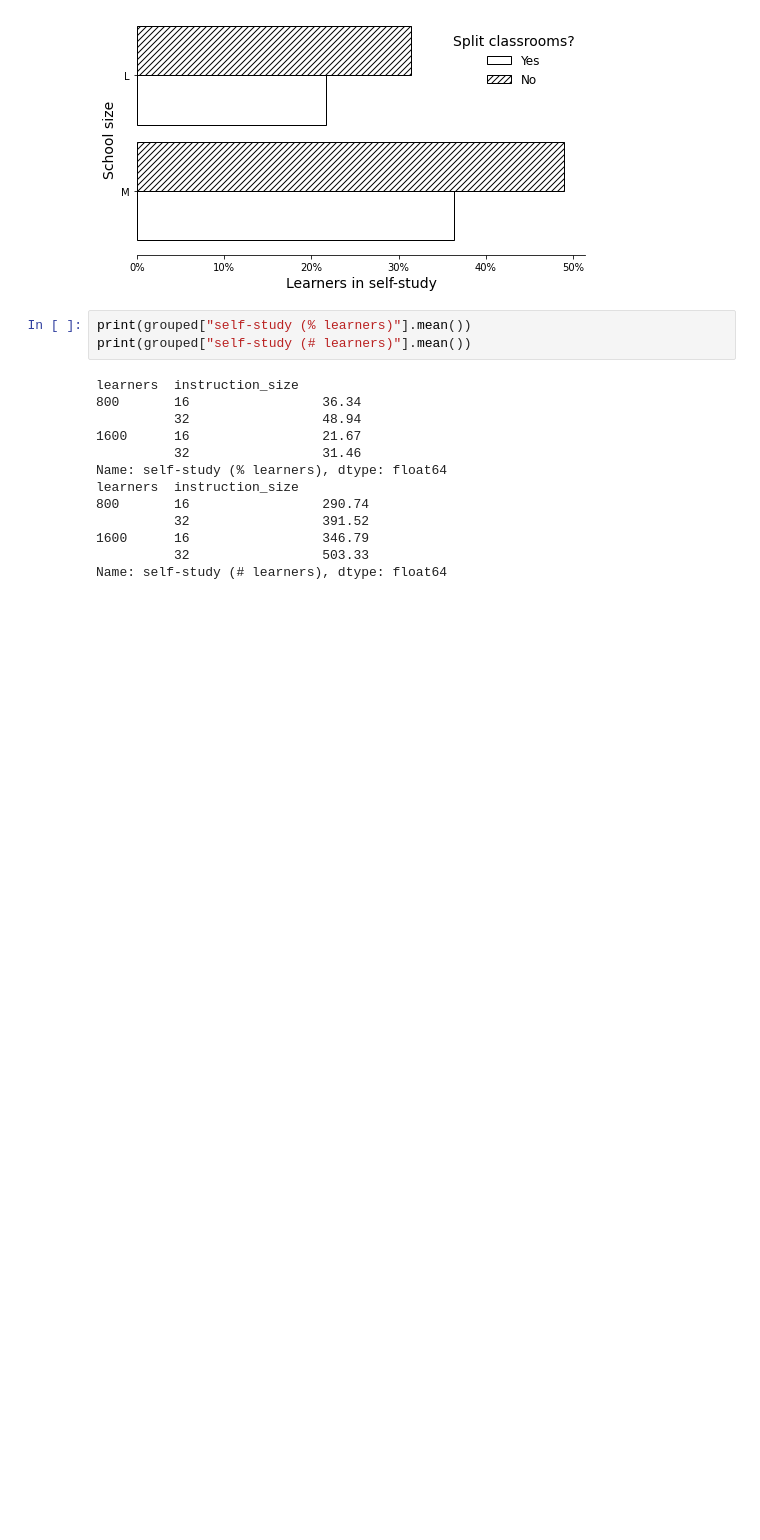
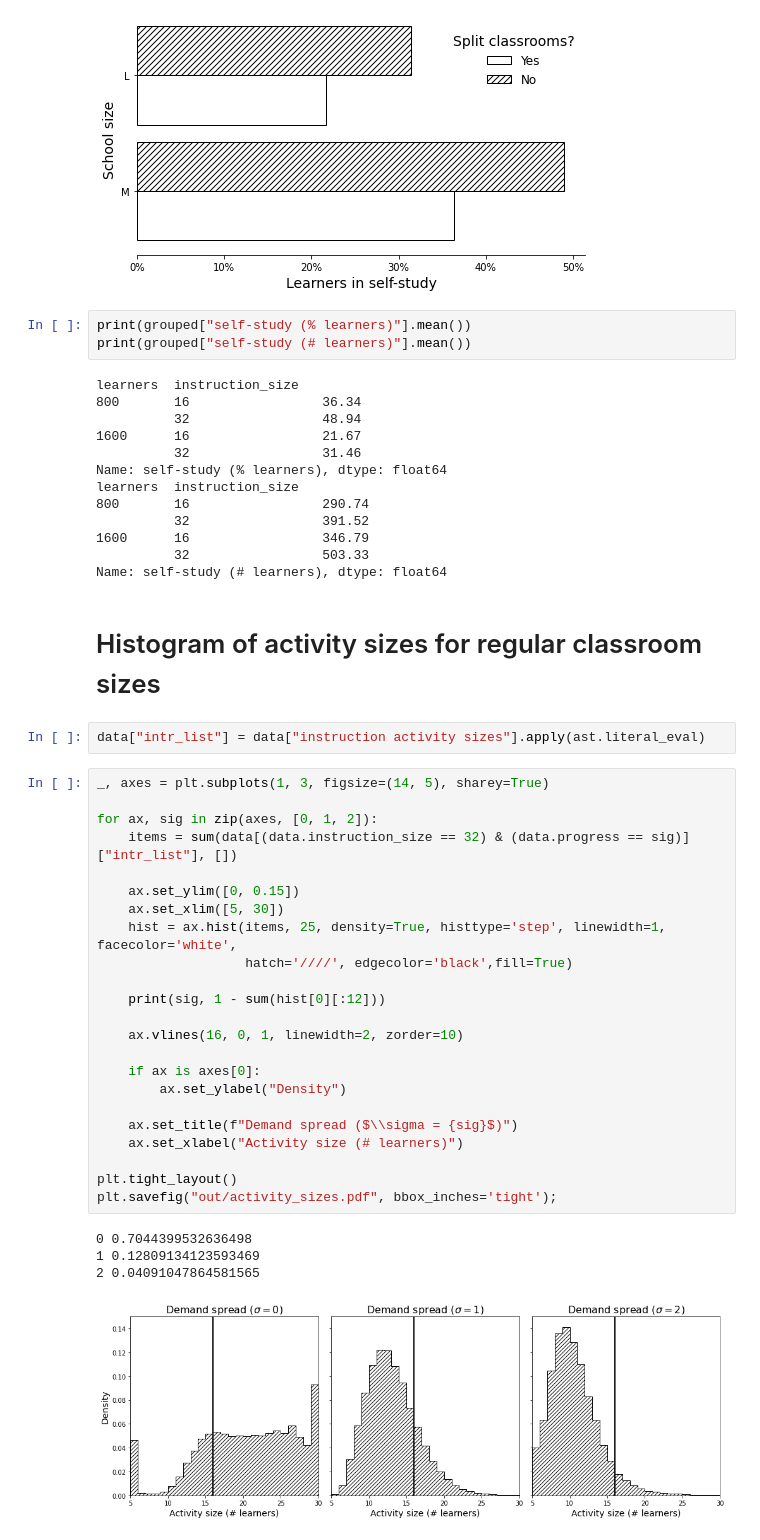
Before and after one commit to N-Wouda/PL-Hourly-Heuristic, a Jupyter notebook: analysis.ipynb, the cells around one changed output. Drawn from its saved outputs; the diff is of its cells as text; blank space fills up the shorter version.

Commit message:
Update analysis with activity sizes

```diff
--- a/analysis.ipynb
+++ b/analysis.ipynb
@@ -557,3 +559,35 @@ learners  instruction_size
 1600      16                 346.79
           32                 503.33
 Name: self-study (# learners), dtype: float64
+# %% [markdown]
+# Histogram of activity sizes for regular classroom sizes
+# %%
+data["intr_list"] = data["instruction activity sizes"].apply(ast.literal_eval)
+# %%
+_, axes = plt.subplots(1, 3, figsize=(14, 5), sharey=True)
+
+for ax, sig in zip(axes, [0, 1, 2]):
+    items = sum(data[(data.instruction_size == 32) & (data.progress == sig)]["intr_list"], [])
+
+    ax.set_ylim([0, 0.15])
+    ax.set_xlim([5, 30])
+    hist = ax.hist(items, 25, density=True, histtype='step', linewidth=1, facecolor='white',
+                   hatch='////', edgecolor='black',fill=True)
+
+    print(sig, 1 - sum(hist[0][:12]))
+
+    ax.vlines(16, 0, 1, linewidth=2, zorder=10)
+
+    if ax is axes[0]:
+        ax.set_ylabel("Density")
+
+    ax.set_title(f"Demand spread ($\\sigma = {sig}$)")
+    ax.set_xlabel("Activity size (# learners)")
+
+plt.tight_layout()
+plt.savefig("out/activity_sizes.pdf", bbox_inches='tight');
+# %% [output]
+0 0.7044399532636498
+1 0.12809134123593469
+2 0.04091047864581565
+[figure, added]
```
Also changed, not shown: parts of 3 cells of this notebook, 2 other files.
